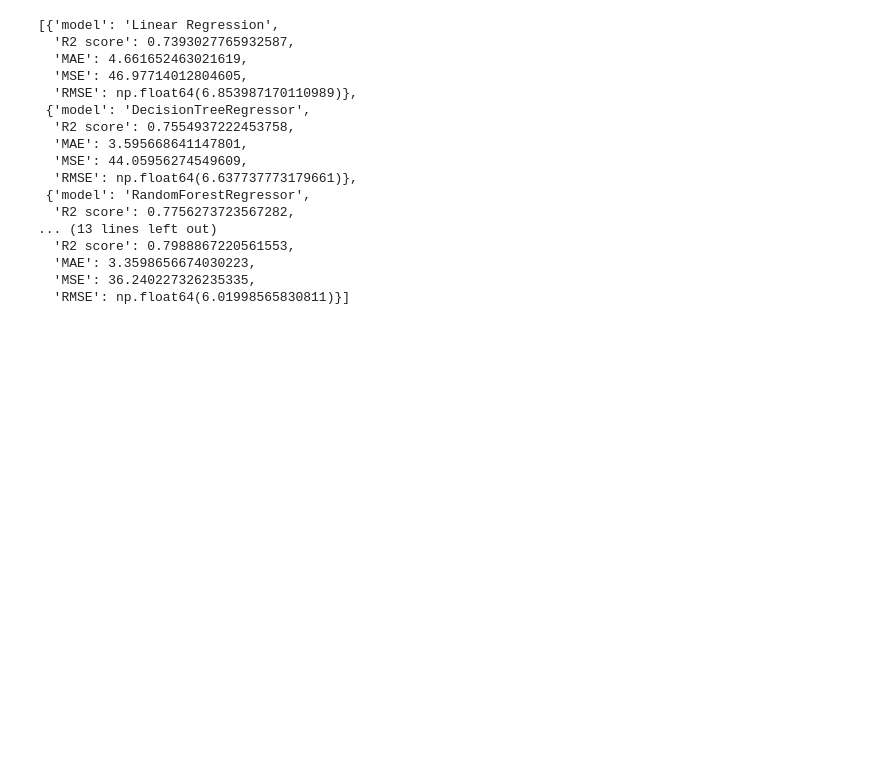
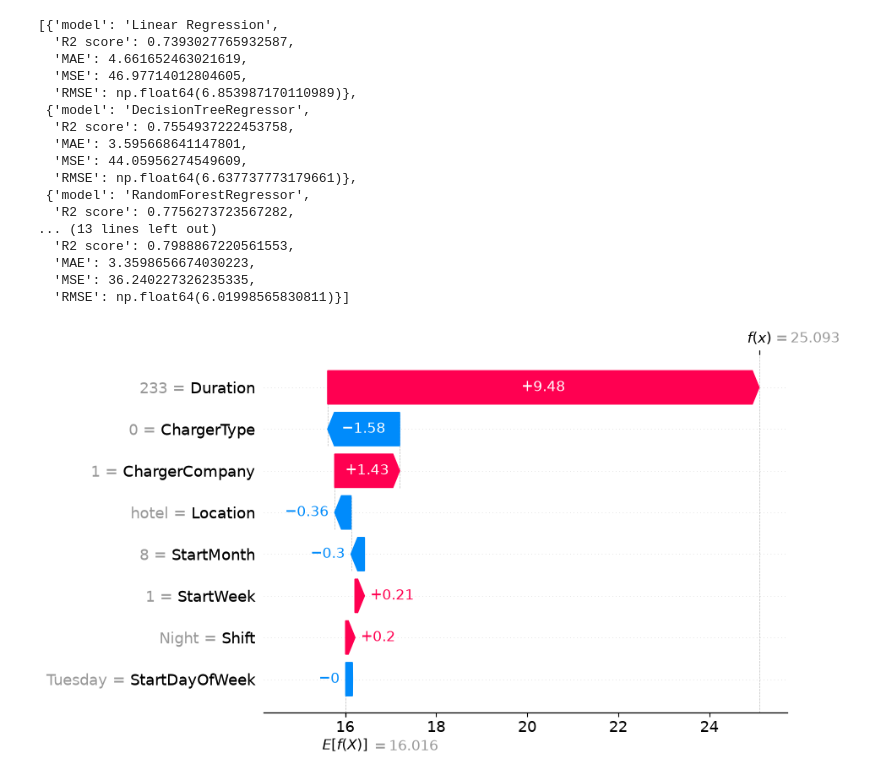
Before and after one commit to blu3-bird/EV-demand, a Jupyter notebook: regression/notebook2.ipynb, the cells around one changed output. Saved outputs shown, nothing was run; the diff lists cells and outputs as text; code cells hidden in the pictures; blank space fills up the shorter version.

```diff
--- a/regression/notebook2.ipynb
+++ b/regression/notebook2.ipynb
@@ -550 +550,42 @@ with open (model_dir/'classification_preprocessor.pkl','wb') as file:
     pickle.dump(preprocessor,file)
+# %%
+import shap
+import pandas as pd
+import numpy as np
+
+# Use a small sample of training data as background
+background = X_train.sample(
+    n=min(50, len(X_train)),
+    random_state=42
+)
+
+# Explain one charging session
+X_example = X_train.iloc[[0]].copy()
+
+feature_names = X_train.columns.tolist()
+
+def predict_from_raw(data):
+    data = pd.DataFrame(data, columns=feature_names)
+    transformed = preprocessor.transform(data)
+    return gbr.predict(transformed)
+
+explainer = shap.KernelExplainer(
+    predict_from_raw,
+    background
+)
+
+shap_values = explainer.shap_values(
+    X_example,
+    nsamples=100
+)
+
+shap.plots.waterfall(
+    shap.Explanation(
+        values=np.asarray(shap_values).reshape(-1),
+        base_values=float(np.asarray(explainer.expected_value).reshape(-1)[0]),
+        data=X_example.iloc[0].values,
+        feature_names=feature_names
+    )
+)
+# %% [output]
+[figure, added]
```
Also changed, not shown: parts of 1 cell of this notebook.
